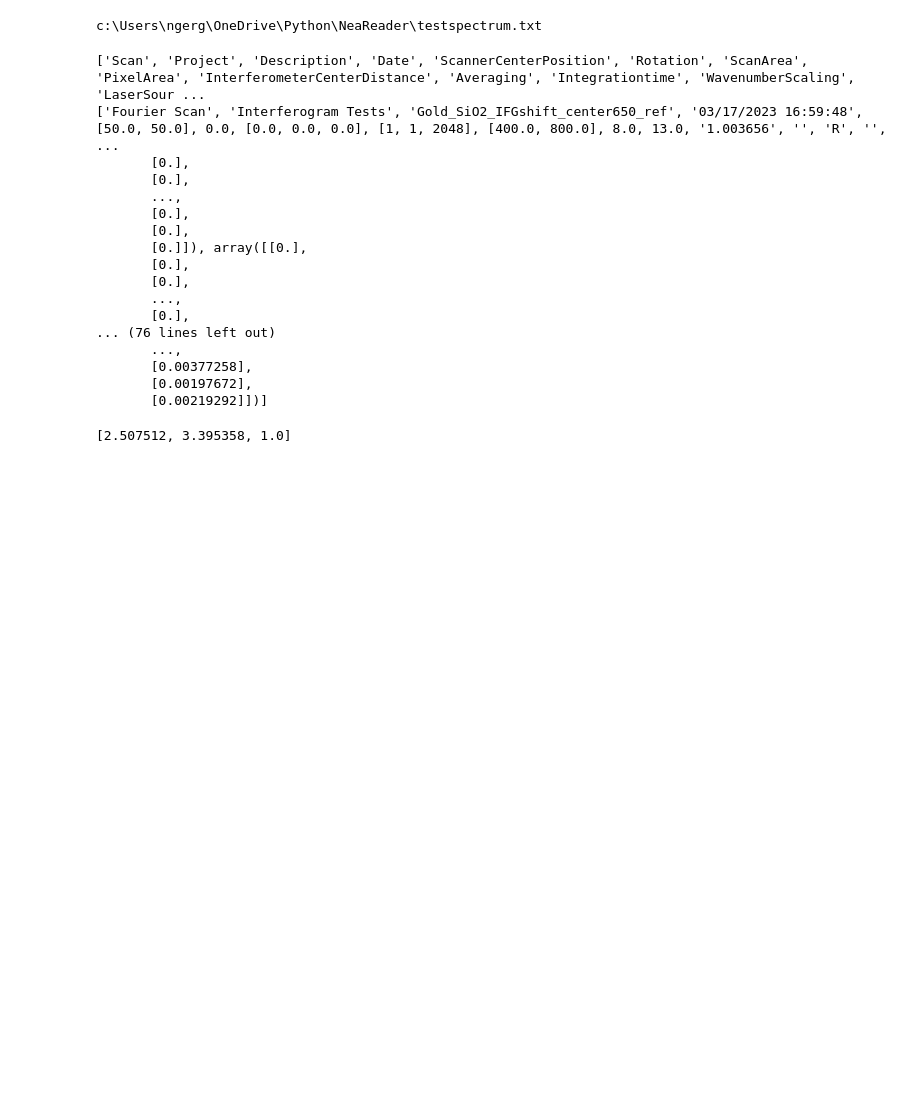
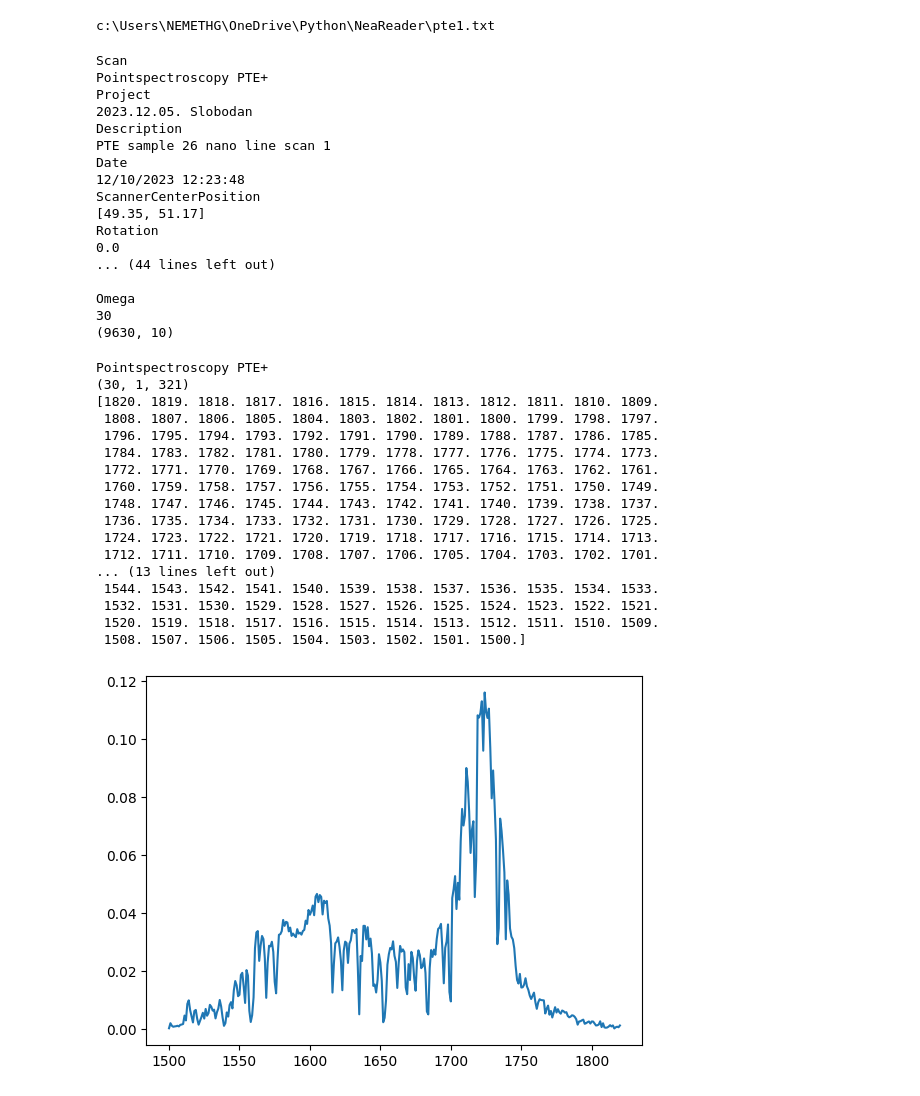
Before and after one commit to ngergihun/NeaReader, a Jupyter notebook: test_spectrum_read.ipynb, the cells around one changed output. Saved outputs shown, nothing was run; the diff lists cells and outputs as text; code cells hidden in the pictures; blank space fills up the shorter version.

```diff
--- a/test_spectrum_read.ipynb
+++ b/test_spectrum_read.ipynb
@@ -67,33 +83,56 @@ def readNeaSpectrumNew(filename):
 # %%
 import os
 current_folder = os.getcwd()
-file_path = os.path.join(current_folder,'testspectrum.txt')
+file_path = os.path.join(current_folder,'pte1.txt')
 print(file_path)
 # %% [output]
-c:\Users\ngerg\OneDrive\Python\NeaReader\testspectrum.txt
+c:\Users\NEMETHG\OneDrive\Python\NeaReader\pte1.txt
 # %%
 s = readNeaSpectrumNew(file_path)
-print(list(s.keys()))
-print(list(s.values()))
+# print(list(s.keys()))
+# print(list(s.values()))
 # %% [output]
-['Scan', 'Project', 'Description', 'Date', 'ScannerCenterPosition', 'Rotation', 'ScanArea', 'PixelArea', 'InterferometerCenterDistance', 'Averaging', 'Integrationtime', 'WavenumberScaling', 'LaserSour ...
-['Fourier Scan', 'Interferogram Tests', 'Gold_SiO2_IFGshift_center650_ref', '03/17/2023 16:59:48', [50.0, 50.0], 0.0, [0.0, 0.0, 0.0], [1, 1, 2048], [400.0, 800.0], 8.0, 13.0, '1.003656', '', 'R', '', ...
-       [0.],
-       [0.],
-       ...,
-       [0.],
-       [0.],
-       [0.]]), array([[0.],
-       [0.],
-       [0.],
-       ...,
-       [0.],
-... (76 lines left out)
-       ...,
-       [0.00377258],
-       [0.00197672],
-       [0.00219292]])]
+Scan
+Pointspectroscopy PTE+
+Project
+2023.12.05. Slobodan
+Description
+PTE sample 26 nano line scan 1
+Date
+12/10/2023 12:23:48
+ScannerCenterPosition
+[49.35, 51.17]
+Rotation
+0.0
+... (44 lines left out)
+
+Omega
+30
+(9630, 10)
-# %%
-print(s["Regulator"])
-# %% [output]
-[2.507512, 3.395358, 1.0]
+# %%
+print(s["Scan"])
+print(np.shape(s["Wavenumber"]))
+test = s["Wavenumber"]
+print(test[0,0,:])
+import matplotlib.pyplot as plt
+plt.plot(s["Wavenumber"][0,0,:], s["PTE"][0,0,:])
+plt.show()
+# %% [output]
+Pointspectroscopy PTE+
+(30, 1, 321)
+[1820. 1819. 1818. 1817. 1816. 1815. 1814. 1813. 1812. 1811. 1810. 1809.
+ 1808. 1807. 1806. 1805. 1804. 1803. 1802. 1801. 1800. 1799. 1798. 1797.
+ 1796. 1795. 1794. 1793. 1792. 1791. 1790. 1789. 1788. 1787. 1786. 1785.
+ 1784. 1783. 1782. 1781. 1780. 1779. 1778. 1777. 1776. 1775. 1774. 1773.
+ 1772. 1771. 1770. 1769. 1768. 1767. 1766. 1765. 1764. 1763. 1762. 1761.
+ 1760. 1759. 1758. 1757. 1756. 1755. 1754. 1753. 1752. 1751. 1750. 1749.
+ 1748. 1747. 1746. 1745. 1744. 1743. 1742. 1741. 1740. 1739. 1738. 1737.
+ 1736. 1735. 1734. 1733. 1732. 1731. 1730. 1729. 1728. 1727. 1726. 1725.
+ 1724. 1723. 1722. 1721. 1720. 1719. 1718. 1717. 1716. 1715. 1714. 1713.
+ 1712. 1711. 1710. 1709. 1708. 1707. 1706. 1705. 1704. 1703. 1702. 1701.
+... (13 lines left out)
+ 1544. 1543. 1542. 1541. 1540. 1539. 1538. 1537. 1536. 1535. 1534. 1533.
+ 1532. 1531. 1530. 1529. 1528. 1527. 1526. 1525. 1524. 1523. 1522. 1521.
+ 1520. 1519. 1518. 1517. 1516. 1515. 1514. 1513. 1512. 1511. 1510. 1509.
+ 1508. 1507. 1506. 1505. 1504. 1503. 1502. 1501. 1500.]
+[figure, added]
```
Also changed, not shown: parts of 1 cell of this notebook, 5 other files.
